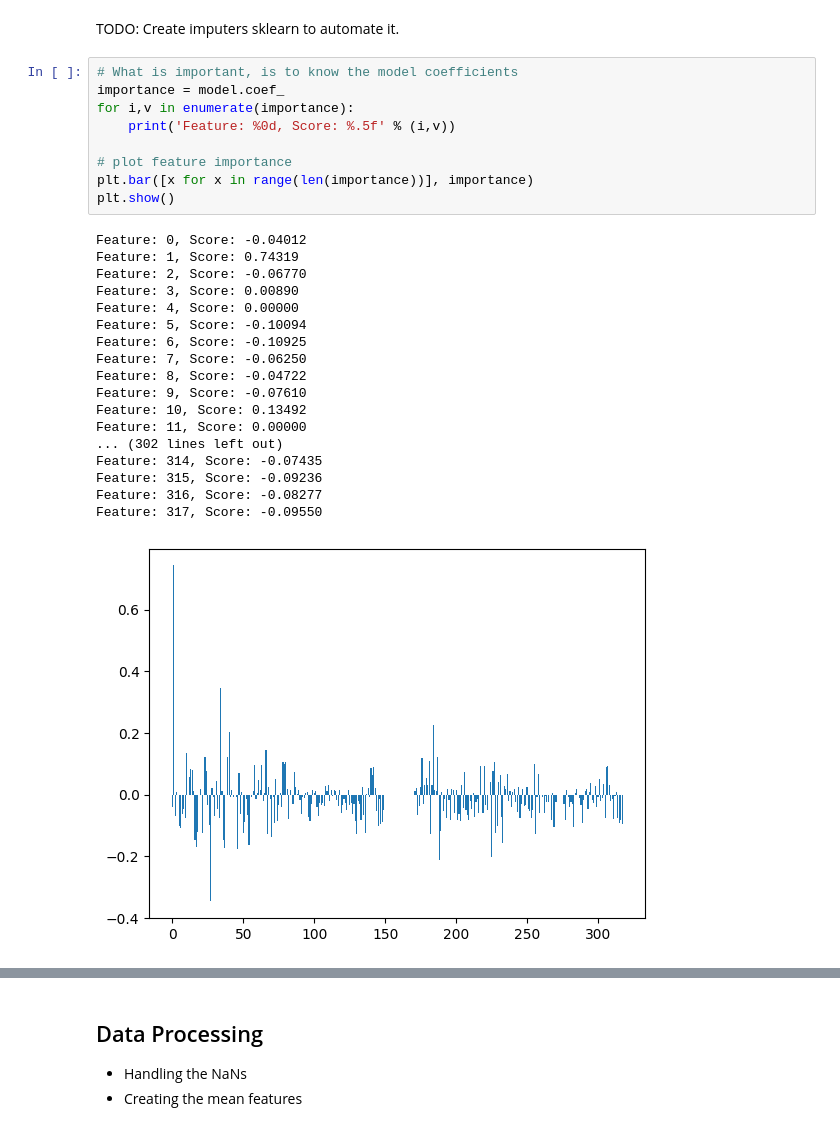
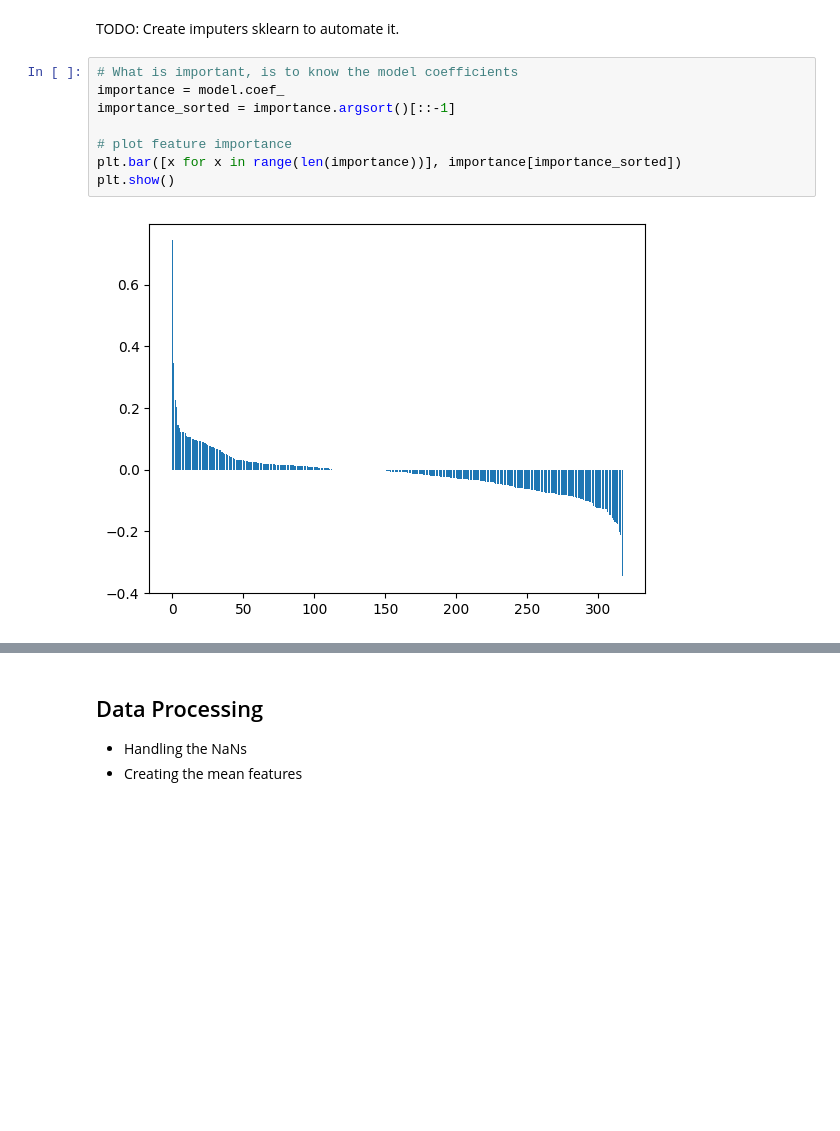
Before and after one commit to Savitar-Hub/sales-forecasting, a Jupyter notebook: wine-production/1. Exploratory Data Analysis.ipynb, the cells around one changed output, grey strips where cells are left out. Cells and saved outputs as stored; diff of their text form; blank space fills up the shorter version.

Commit message:
[NEW] Clean plot feature importance

```diff
--- a/wine-production/1. Exploratory Data Analysis.ipynb
+++ b/wine-production/1. Exploratory Data Analysis.ipynb
@@ -960,28 +960,10 @@ TODO: Create imputers sklearn to automate it.
 # %%
 # What is important, is to know the model coefficients
 importance = model.coef_
-for i,v in enumerate(importance):
-    print('Feature: %0d, Score: %.5f' % (i,v))
+importance_sorted = importance.argsort()[::-1]
 
 # plot feature importance
-plt.bar([x for x in range(len(importance))], importance)
+plt.bar([x for x in range(len(importance))], importance[importance_sorted])
 plt.show()
 # %% [output]
-Feature: 0, Score: -0.04012
-Feature: 1, Score: 0.74319
-Feature: 2, Score: -0.06770
-Feature: 3, Score: 0.00890
-Feature: 4, Score: 0.00000
-Feature: 5, Score: -0.10094
-Feature: 6, Score: -0.10925
-Feature: 7, Score: -0.06250
-Feature: 8, Score: -0.04722
-Feature: 9, Score: -0.07610
-Feature: 10, Score: 0.13492
-Feature: 11, Score: 0.00000
-... (302 lines left out)
-Feature: 314, Score: -0.07435
-Feature: 315, Score: -0.09236
-Feature: 316, Score: -0.08277
-Feature: 317, Score: -0.09550
-[figure, old version]
+[figure, new version]
```
Also changed, not shown: parts of 1 cell of this notebook.
